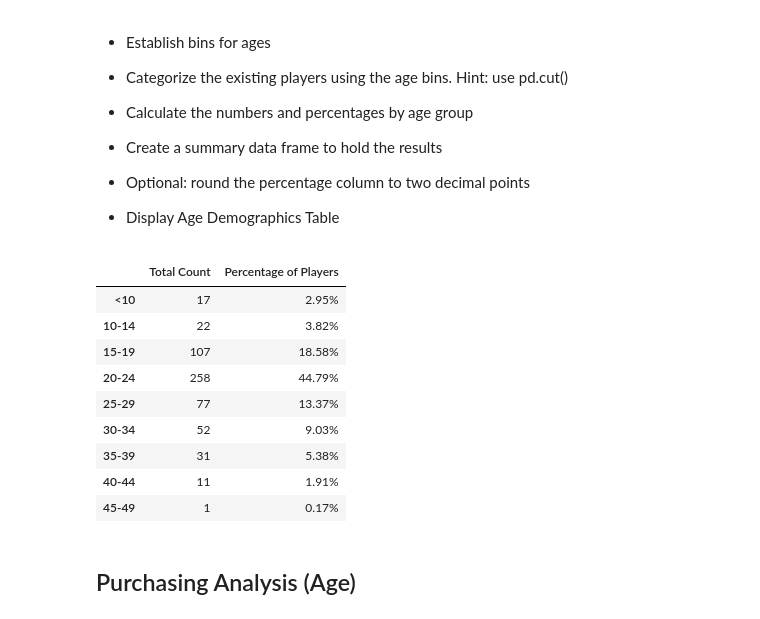
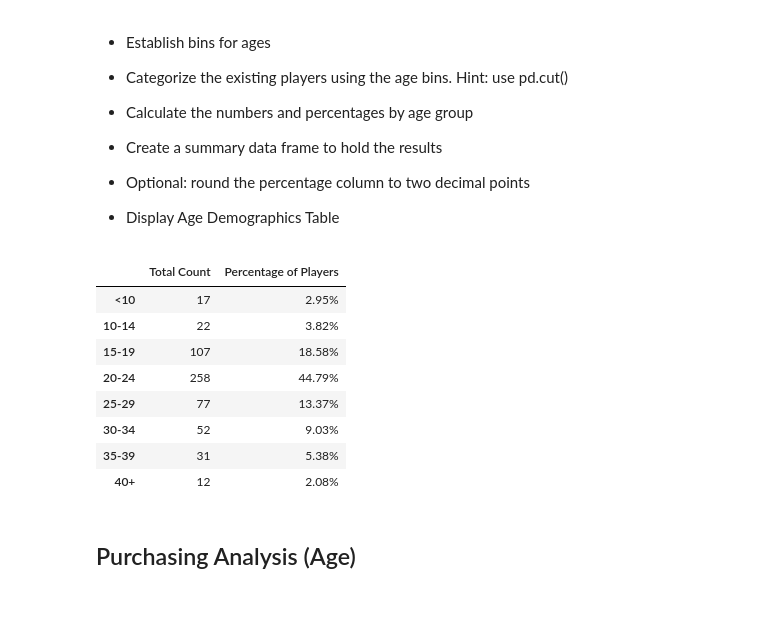
Before and after one commit to meghanvl/game_analysis, a Jupyter notebook: HeroesOfPymoli/HeroesOfPymoli_starter.ipynb, the cells around one changed output. Saved outputs shown, nothing was run; the diff lists cells and outputs as text; code cells hidden in the pictures.

```diff
--- a/HeroesOfPymoli/HeroesOfPymoli_starter.ipynb
+++ b/HeroesOfPymoli/HeroesOfPymoli_starter.ipynb
@@ -126,27 +126,26 @@ purchase_analysis
 
 * Display Age Demographics Table
 # %%
-bins = [0, 9.90, 14.90, 19.90, 24.90, 29.90, 34.90, 39.90, 44.90, 49.90]
-names = ["<10", "10-14", "15-19", "20-24", "25-29", "30-34", "35-39", "40-44", "45-49"]
+bins = [0, 9.90, 14.90, 19.90, 24.90, 29.90, 34.90, 39.90, 45.90]
+names = ["<10", "10-14", "15-19", "20-24", "25-29", "30-34", "35-39", "40+"]
 purchase_data["Age By Group"] = pd.cut(purchase_data["Age"], bins, labels=names, include_lowest=True)
 age_group = purchase_data.groupby("Age By Group")
 age_totals = age_group["SN"].nunique()
 player_percent = age_totals/total_players * 100
 age_analysis = pd.DataFrame({"Total Count": age_totals, "Percentage of Players": player_percent})
 age_analysis.index.name = None
 age_analysis = age_analysis.style.format({"Percentage of Players": "{:.2f}%"})
 age_analysis
 # %% [output]
 |  | Total Count | Percentage of Players |
 | <10 | 17 | 2.95% |
 | 10-14 | 22 | 3.82% |
 | 15-19 | 107 | 18.58% |
 | 20-24 | 258 | 44.79% |
 | 25-29 | 77 | 13.37% |
 | 30-34 | 52 | 9.03% |
 | 35-39 | 31 | 5.38% |
-| 40-44 | 11 | 1.91% |
-| 45-49 | 1 | 0.17% |
+| 40+ | 12 | 2.08% |
 # %% [markdown]
 ## Purchasing Analysis (Age)
 # %% [markdown]
```
Also changed, not shown: parts of 1 cell of this notebook.
